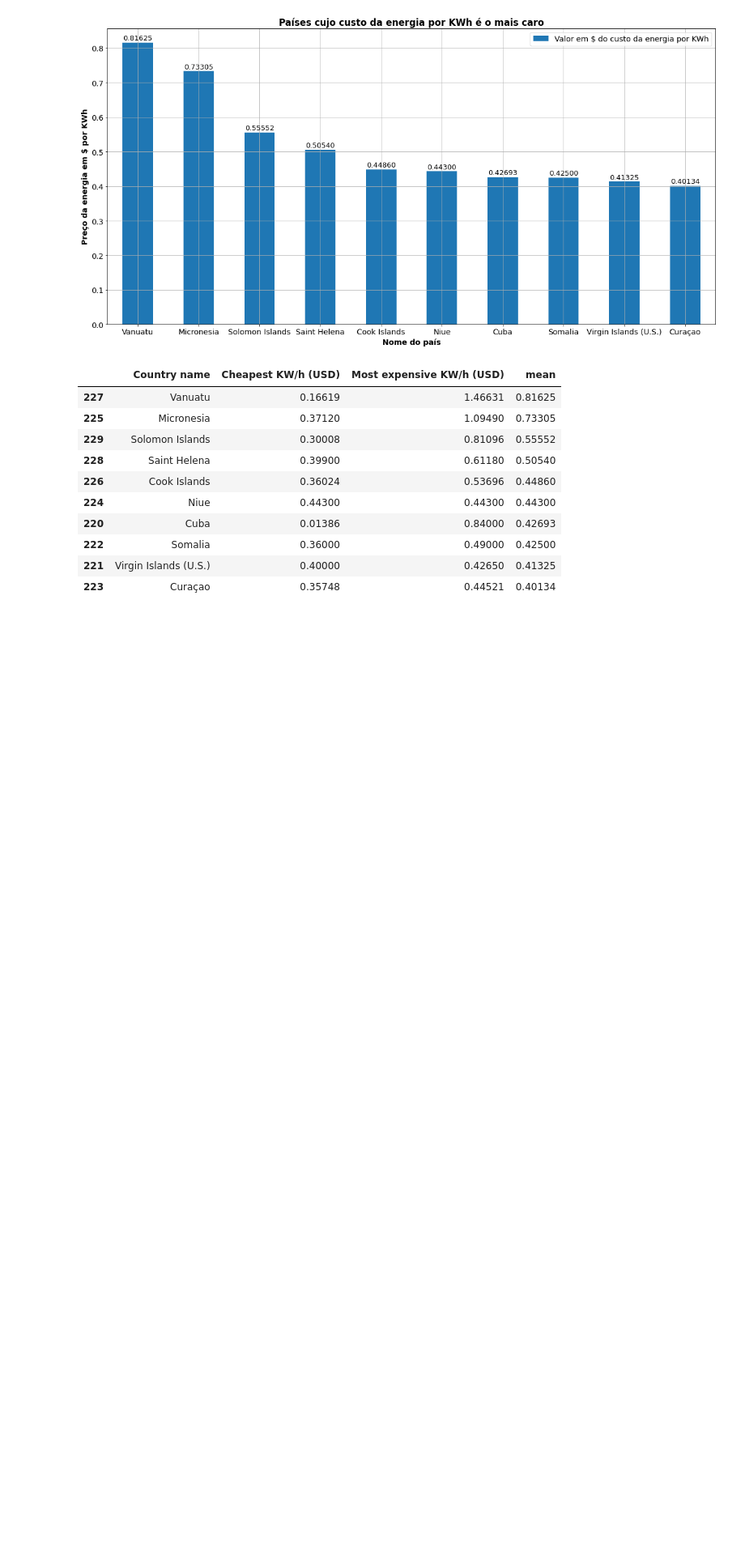
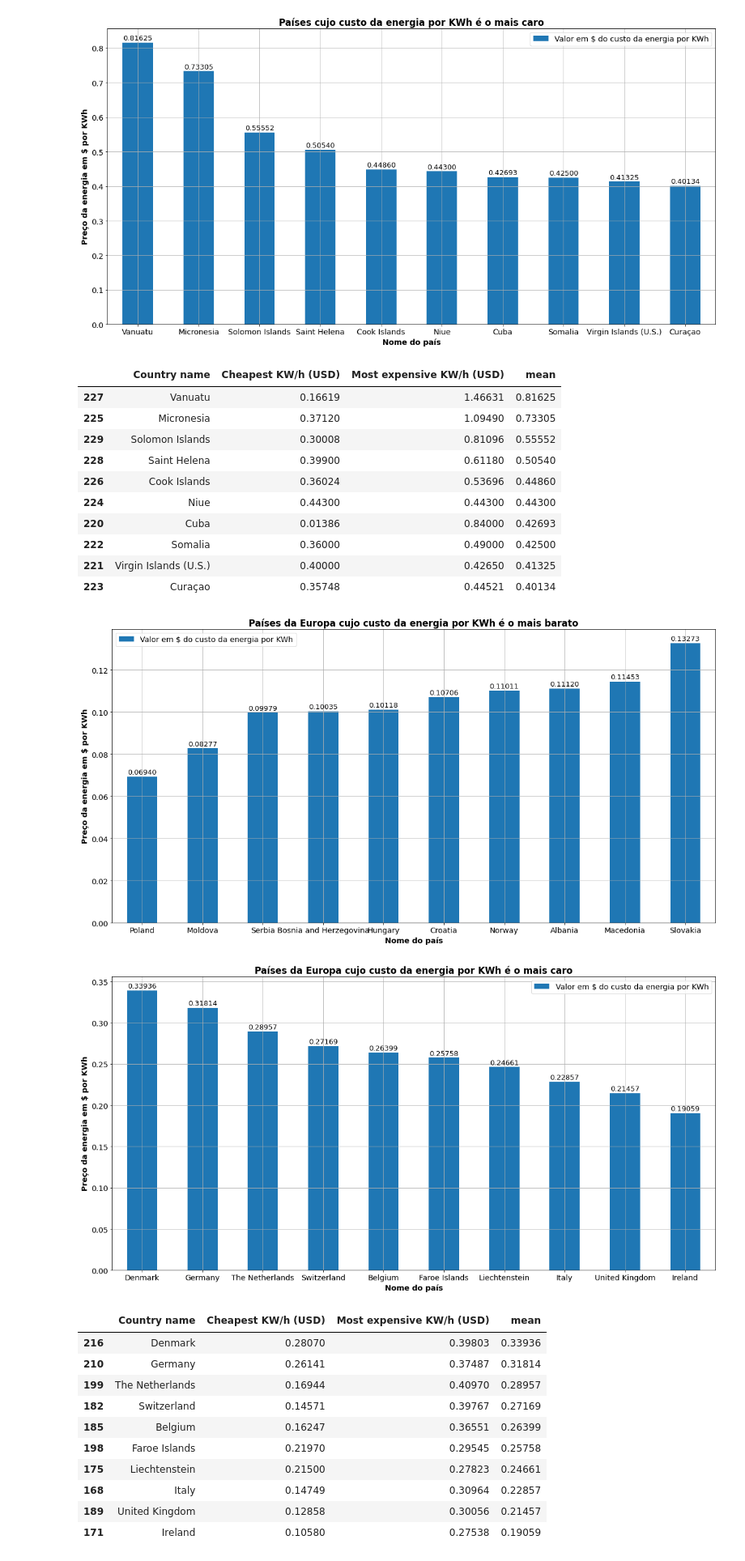
Before and after one commit to ZeMiguelGomes/SGD-data-analysis, a Jupyter notebook: Projeto 2 SGD .ipynb, the cells around one changed output. Shown at 81% size. Cells and saved outputs as stored; diff of their text form; code cells hidden in the pictures; blank space fills up the shorter version.

```diff
--- a/Projeto 2 SGD .ipynb
+++ b/Projeto 2 SGD .ipynb
@@ -1041,3 +1041,77 @@ electricityPrice2021_DS2
 | 222 | Somalia | 0.36000 | 0.49000 | 0.42500 |
 | 221 | Virgin Islands (U.S.) | 0.40000 | 0.42650 | 0.41325 |
 | 223 | Curaçao | 0.35748 | 0.44521 | 0.40134 |
+# %%
+electricityPrice2021_DS = electricityPrice2021.copy(deep=True)
+
+electricityPrice2021_DS = electricityPrice2021_DS.loc[(electricityPrice2021_DS['Continental region'] == 'EASTERN EUROPE') | (electricityPrice2021_DS['Continental region'] == 'WESTERN EUROPE')]
+electricityPrice2021_DS.drop(['Global Totals (2021)', 'Rank', 'Continental region', 'Tariffs measured', 'Average price of 1KW/h (local currency)', 'Currency', 'Cheapest 1KW/h (Local currency)', 'Sample date', 'Unnamed: 15'], axis = 1, inplace = True)
+electricityPrice2021_DS = electricityPrice2021_DS.sort_values(by=['Average price of 1KW/h (USD)'],ascending=True)
+
+electricityPrice2021_DSTop_Bottom = pd.concat([electricityPrice2021_DS.head(10),electricityPrice2021_DS.tail(10)])
+
+electricityPrice2021_DS1 = electricityPrice2021_DSTop_Bottom.iloc[:10]
+electricityPrice2021_DS2 = electricityPrice2021_DSTop_Bottom.iloc[10:]
+
+
+electricityPrice2021_DS1 = pd.DataFrame(electricityPrice2021_DS1, columns=['Country name', 'Cheapest KW/h (USD)','Most expensive KW/h (USD)'])
+electricityPrice2021_DS1['mean'] = (electricityPrice2021_DS1['Cheapest KW/h (USD)'] + electricityPrice2021_DS1['Most expensive KW/h (USD)']) / 2
+electricityPrice2021_DS1 = electricityPrice2021_DS1.sort_values(by=['mean'],ascending=True)
+
+
+
+plots = electricityPrice2021_DS1.plot(x='Country name', y='mean', kind='bar', figsize=(20,10), stacked=True, rot=0)
+
+#Colocar os valores por cima de cada coluna
+for bar in plots.patches:
+
+  plots.annotate(format(bar.get_height(), '.5f'),
+                   (bar.get_x() + bar.get_width() / 2,
+                    bar.get_height()), ha='center', va='center',
+                   size=13, xytext=(0, 8),
+                   textcoords='offset points')
+plt.grid()
+plt.title('Países da Europa cujo custo da energia por KWh é o mais barato', fontweight='bold')
+plt.xlabel('Nome do país', fontweight='bold')
+plt.ylabel('Preço da energia em $ por KWh', fontweight='bold')
+plt.legend(['Valor em $ do custo da energia por KWh'])
+plt.show()
+
+electricityPrice2021_DS2 = pd.DataFrame(electricityPrice2021_DS2, columns=['Country name', 'Cheapest KW/h (USD)','Most expensive KW/h (USD)'])
+electricityPrice2021_DS2['mean'] = (electricityPrice2021_DS2['Cheapest KW/h (USD)'] + electricityPrice2021_DS2['Most expensive KW/h (USD)']) / 2
+electricityPrice2021_DS2 = electricityPrice2021_DS2.sort_values(by=['mean'],ascending=False)
+
+electricityPrice2021_DS2['Country name'] = electricityPrice2021_DS2['Country name'].replace('Micronesia (Federated States of)', 'Micronesia')
+
+plots = electricityPrice2021_DS2.plot(x='Country name', y='mean', kind='bar', figsize=(20,10), stacked=True, rot=0)
+
+#Colocar os valores por cima de cada coluna
+for bar in plots.patches:
+
+  plots.annotate(format(bar.get_height(), '.5f'),
+                   (bar.get_x() + bar.get_width() / 2,
+                    bar.get_height()), ha='center', va='center',
+                   size=13, xytext=(0, 8),
+                   textcoords='offset points')
+plt.grid()
+plt.title('Países da Europa cujo custo da energia por KWh é o mais caro', fontweight='bold')
+plt.xlabel('Nome do país', fontweight='bold')
+plt.ylabel('Preço da energia em $ por KWh', fontweight='bold')
+plt.legend(['Valor em $ do custo da energia por KWh'])
+plt.show()
+
+electricityPrice2021_DS2
+# %% [output]
+[figure, added]
+[figure, added]
+|  | Country name | Cheapest KW/h (USD) | Most expensive KW/h (USD) | mean |
+| 216 | Denmark | 0.28070 | 0.39803 | 0.33936 |
+| 210 | Germany | 0.26141 | 0.37487 | 0.31814 |
+| 199 | The Netherlands | 0.16944 | 0.40970 | 0.28957 |
+| 182 | Switzerland | 0.14571 | 0.39767 | 0.27169 |
+| 185 | Belgium | 0.16247 | 0.36551 | 0.26399 |
+| 198 | Faroe Islands | 0.21970 | 0.29545 | 0.25758 |
+| 175 | Liechtenstein | 0.21500 | 0.27823 | 0.24661 |
+| 168 | Italy | 0.14749 | 0.30964 | 0.22857 |
+| 189 | United Kingdom | 0.12858 | 0.30056 | 0.21457 |
+| 171 | Ireland | 0.10580 | 0.27538 | 0.19059 |
```
Also changed, not shown: parts of 2 cells of this notebook.
